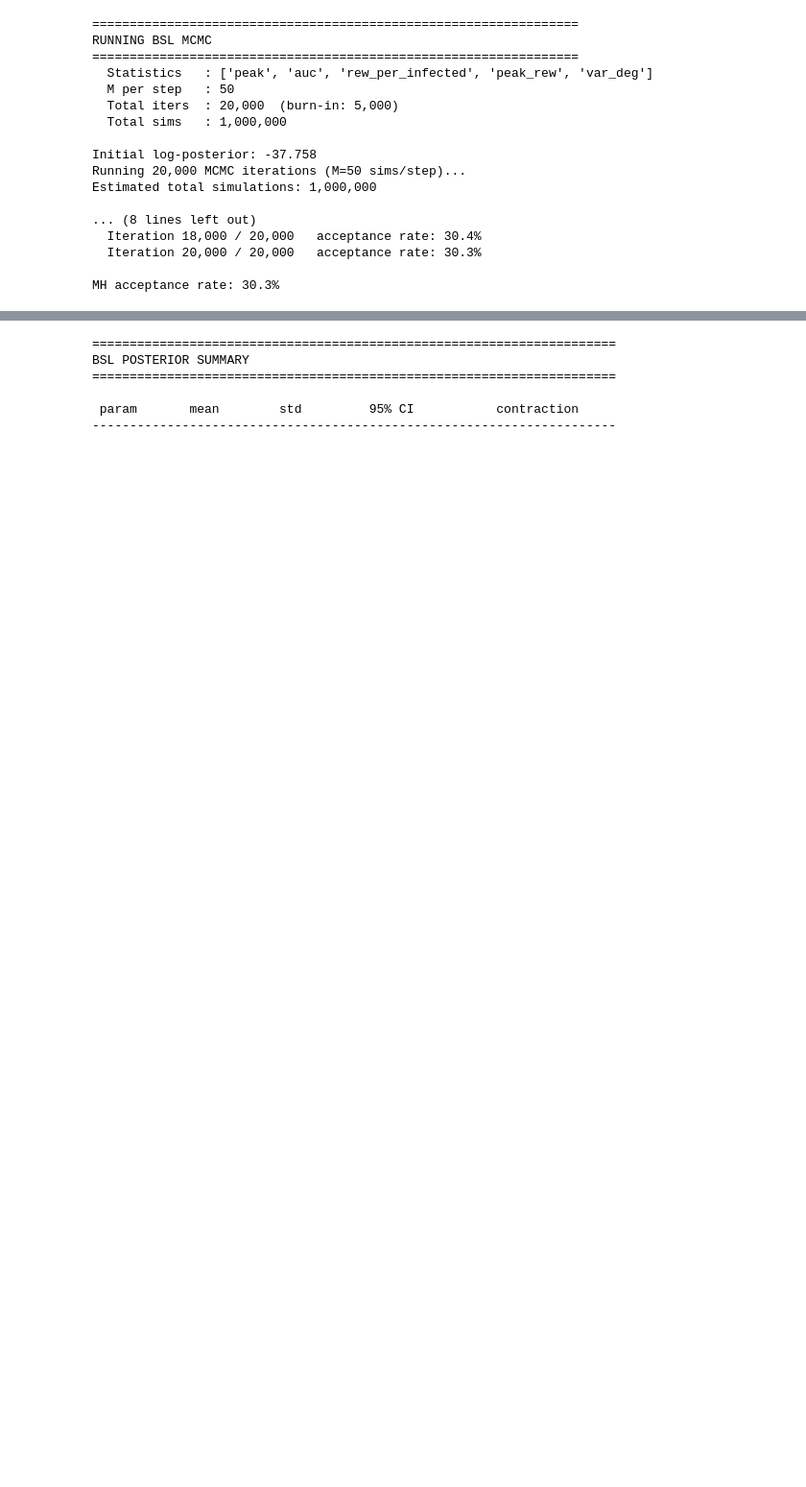
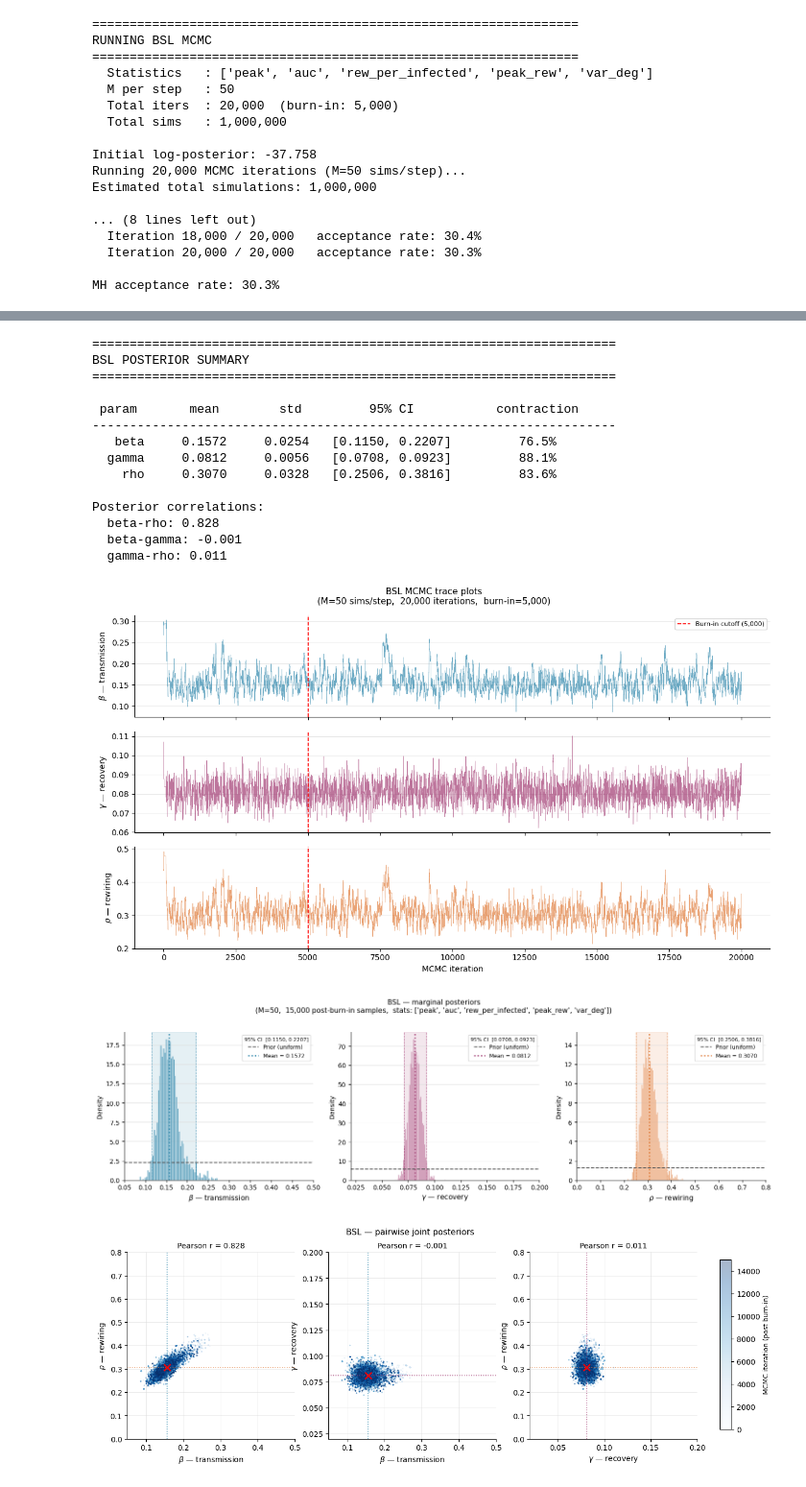
Before and after one commit to SharkWhale9/ST3247-Assignment, a Jupyter notebook: assignment.ipynb, the cells around one changed output, grey strips where cells are left out. Shown at 96% size. Drawn from its saved outputs; the diff is of its cells as text; code cells hidden in the pictures; blank space fills up the shorter version.

```diff
--- a/assignment.ipynb
+++ b/assignment.ipynb
@@ -632,7 +706,9 @@ This code is computationally expensive. On average it takes 25min for 1 million
 # %%
-N_interval = 100_000
+# Edit N_sims to alter the number of total simulations
 N_sims = 1_000_000
-abc_rng = _rng(2473) # Easter egg 1: all the offsets are permutations of 3247, can you find them all?
+
+N_interval = N_sims / 10
+abc_rng = _rng(2473)
 param_seeds = abc_rng.integers(0, 2**31, size=N_sims)
 print(f"\nRunning {N_sims} simulations. This may take a while...")
 
@@ -642,13 +718,11 @@ for i in range(N_sims):
     g = abc_rng.uniform(0.02, 0.20)
     r = abc_rng.uniform(0.00, 0.80)
 
-    # Run the simulator
     inf, rew, deg_hist = simulate(b, g, r, seed=int(param_seeds[i]))
     sum_stats = compute_all_stats(inf, rew, np.arange(31), deg_hist)
     sum_stats.update(beta=b, gamma=g, rho=r)
     rows.append(sum_stats)
 
-    # Progress Checker
     if (i + 1) % N_interval == 0:
         print(f"Completed {i + 1} / {N_sims} simulations")
 
@@ -1578,38 +1679,49 @@ obs_curves = np.array([
 ])
 
 time_axis = np.arange(201)
-ppc_lo, ppc_med, ppc_hi = np.percentile(ppc_curves, [5, 50, 95], axis=0)
+ppc_lo, ppc_med, ppc_hi = np.percentile(ppc_curves, [2.5, 50, 97.5], axis=0)
 
 fig3, ax3 = plt.subplots(figsize=(14, 4.5))
 for curve in obs_curves:
     ax3.plot(time_axis, curve, color='#888', alpha=0.25, linewidth=0.7)
 obs_mean = obs_curves.mean(axis=0)
 ax3.plot(time_axis, obs_mean, color='#333', linewidth=2.0,
          label='Observed mean', zorder=5)
 ax3.fill_between(time_axis, ppc_lo, ppc_hi,
-                 color='#2E86AB', alpha=0.20, label='PPC 90% envelope')
+                 color='#2E86AB', alpha=0.20, label='PPC 95% envelope')
 ax3.plot(time_axis, ppc_med, color='#2E86AB', linewidth=1.8,
          linestyle='--', label='PPC median')
 ax3.set_xlabel('Time step', fontsize=11)
 ax3.set_ylabel('Infected fraction', fontsize=11)
 ax3.set_title(
     f'BSL posterior predictive check\n'
     f'Grey = {len(obs_curves)} observed replicates  |  '
     f'Blue = {N_PPC} BSL posterior draws',
     fontsize=10
 )
 ax3.legend(fontsize=9, framealpha=0.85)
 ax3.spines[['top', 'right']].set_visible(False)
 ax3.grid(color='#ddd', linewidth=0.5)
 ax3.set_axisbelow(True)
 ax3.set_xlim(0, 200)
 ax3.set_ylim(0, None)
 plt.tight_layout()
 plt.show()
 # %% [output]
 ======================================================================
 BSL POSTERIOR SUMMARY
 ======================================================================
 
  param       mean        std         95% CI           contraction
 ----------------------------------------------------------------------
+   beta     0.1572     0.0254   [0.1150, 0.2207]         76.5%
+  gamma     0.0812     0.0056   [0.0708, 0.0923]         88.1%
+    rho     0.3070     0.0328   [0.2506, 0.3816]         83.6%
+
+Posterior correlations:
+  beta-rho: 0.828
+  beta-gamma: -0.001
+  gamma-rho: 0.011
+[figure, added]
+[figure, added]
+[figure, added]
```
Also changed, not shown: parts of 20 cells of this notebook.
